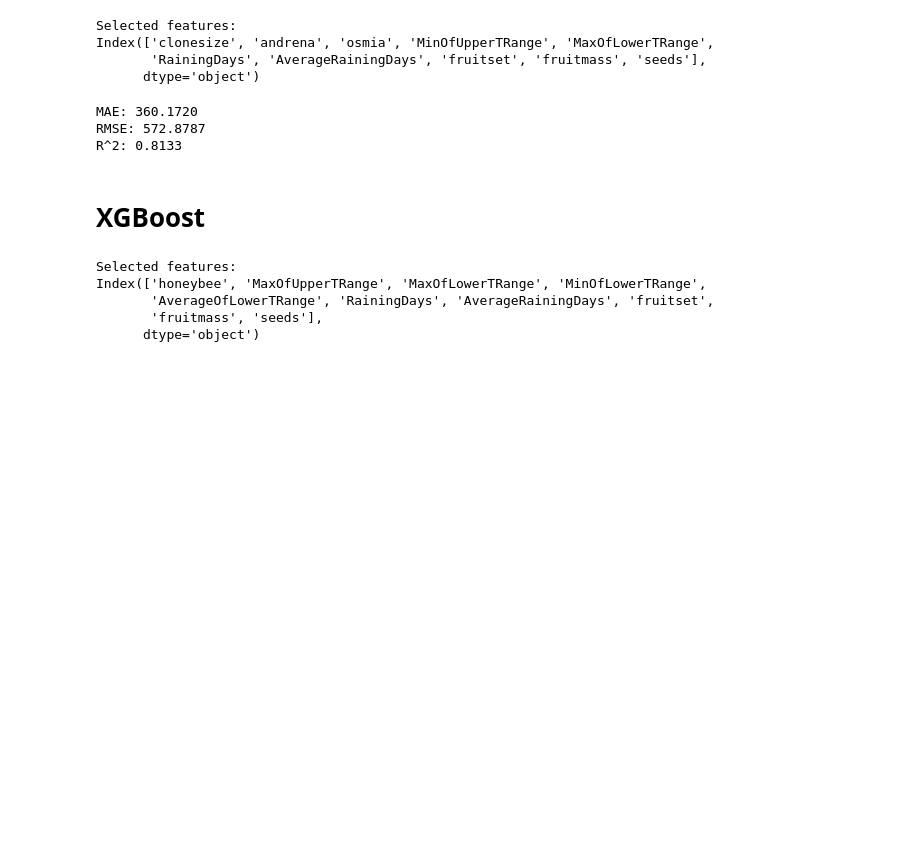
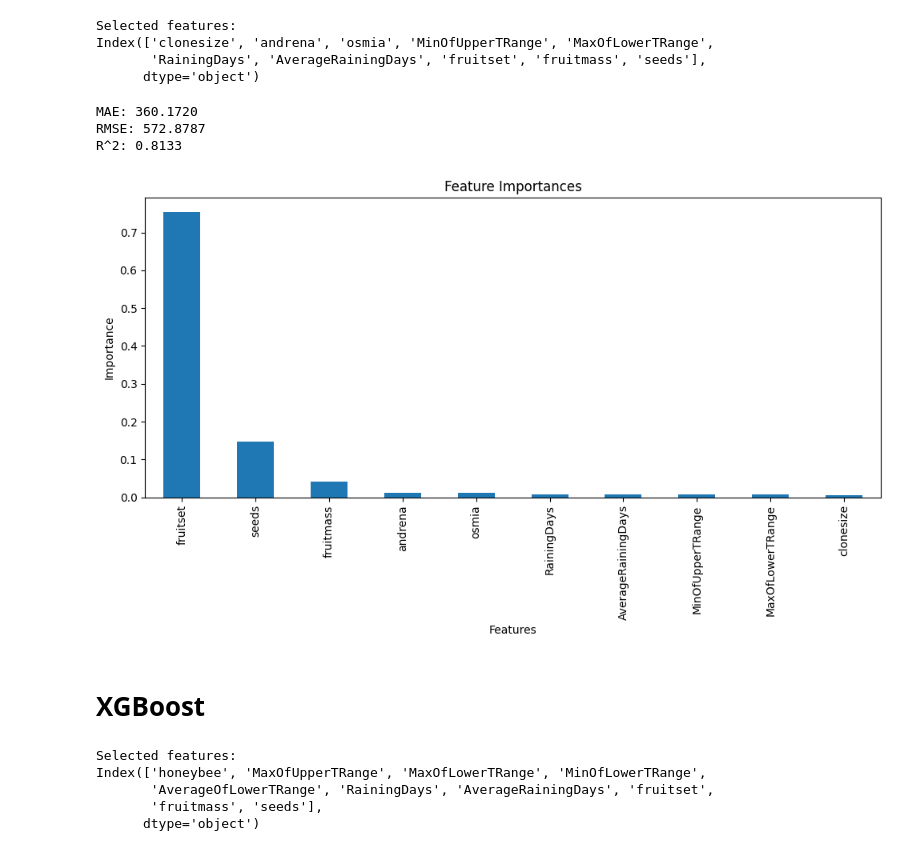
Before and after one commit to mikolajhojda/Kaggle-notebooks, a Jupyter notebook: wild-blueberry-yield.ipynb, the cells around one changed output. Saved outputs shown, nothing was run; the diff lists cells and outputs as text; code cells hidden in the pictures; blank space fills up the shorter version.

```diff
--- a/wild-blueberry-yield.ipynb
+++ b/wild-blueberry-yield.ipynb
@@ -413,6 +414,22 @@ print(f'R^2: {r2:.4f}')
 MAE: 360.1720
 RMSE: 572.8787
 R^2: 0.8133
+# %%
+importances = rf.feature_importances_
+feature_names = X_train.columns
+
+feat_importances = pd.Series(importances, index=feature_names)
+feat_importances = feat_importances.sort_values(ascending=False)
+
+plt.figure(figsize=(10, 6))
+feat_importances.plot(kind='bar')
+plt.title('Feature Importances')
+plt.ylabel('Importance')
+plt.xlabel('Features')
+plt.tight_layout()
+plt.show()
+# %% [output]
+[figure, added]
 # %% [markdown]
 # XGBoost
 # %%
```
Also changed, not shown: parts of 9 cells of this notebook.
